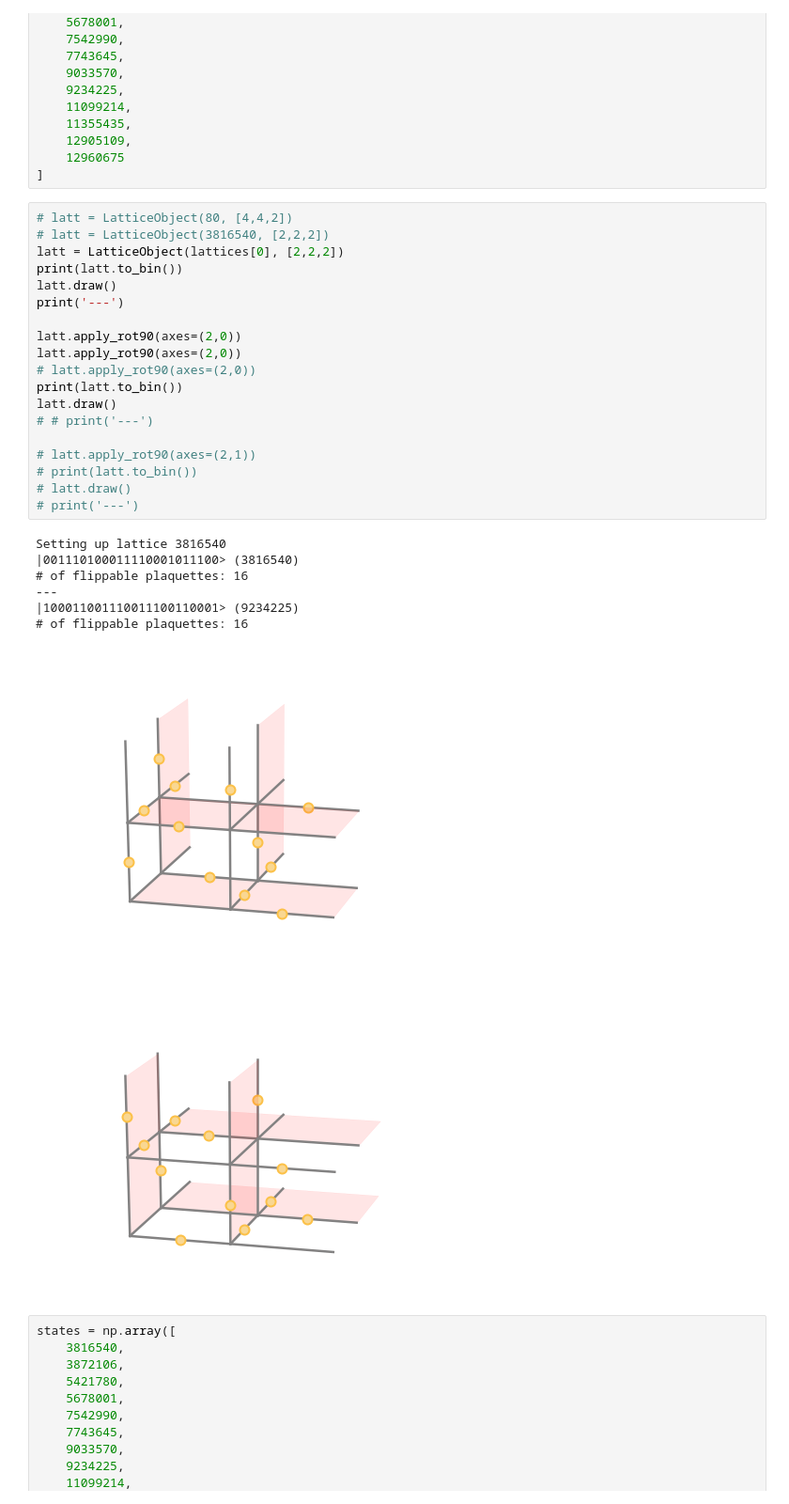
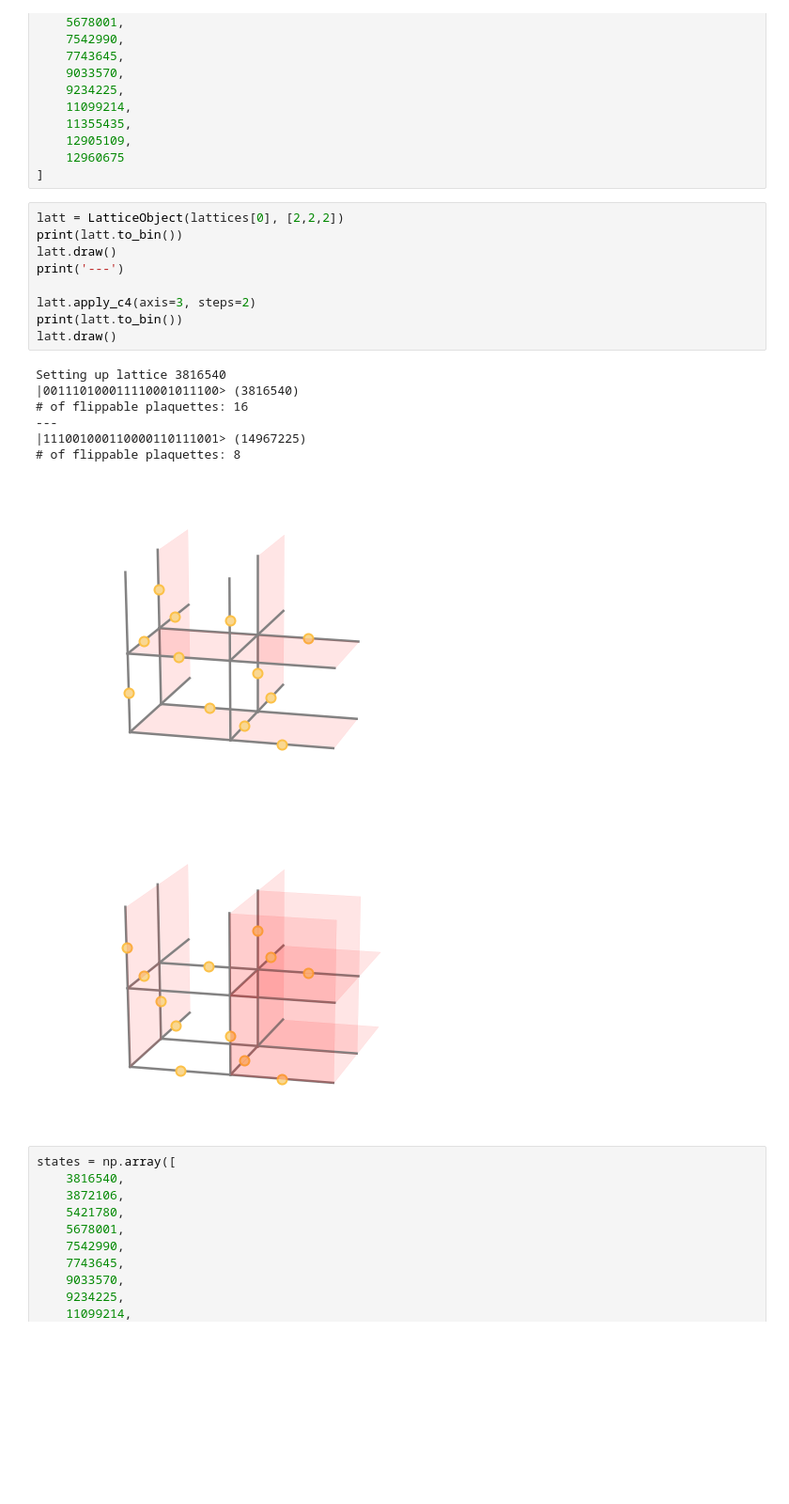
Before and after one commit to cygnus2/FQLMs, a Jupyter notebook: python_symmetry/lattice_symmetries.ipynb, the cells around one changed output. Shown at 94% size. Drawn from its saved outputs; the diff is of its cells as text; blank space fills up the shorter version.

```diff
--- a/python_symmetry/lattice_symmetries.ipynb
+++ b/python_symmetry/lattice_symmetries.ipynb
@@ -335,33 +383,23 @@ lattices = [
     12960675
 ]
 # %%
-# latt = LatticeObject(80, [4,4,2])
-# latt = LatticeObject(3816540, [2,2,2])
 latt = LatticeObject(lattices[0], [2,2,2])
 print(latt.to_bin())
 latt.draw()
 print('---')
 
-latt.apply_rot90(axes=(2,0))
-latt.apply_rot90(axes=(2,0))
-# latt.apply_rot90(axes=(2,0))
+latt.apply_c4(axis=3, steps=2)
 print(latt.to_bin())
 latt.draw()
-# # print('---')
-
-# latt.apply_rot90(axes=(2,1))
-# print(latt.to_bin())
-# latt.draw()
-# print('---')
 # %% [output]
 Setting up lattice 3816540
 |001110100011110001011100> (3816540)
 # of flippable plaquettes: 16
 ---
-|100011001110011100110001> (9234225)
-# of flippable plaquettes: 16
+|111001000110000110111001> (14967225)
+# of flippable plaquettes: 8
 [figure]
-[figure, old version]
+[figure, new version]
 # %%
 states = np.array([
     3816540,
```
Also changed, not shown: parts of 8 cells of this notebook, 2 other files.
